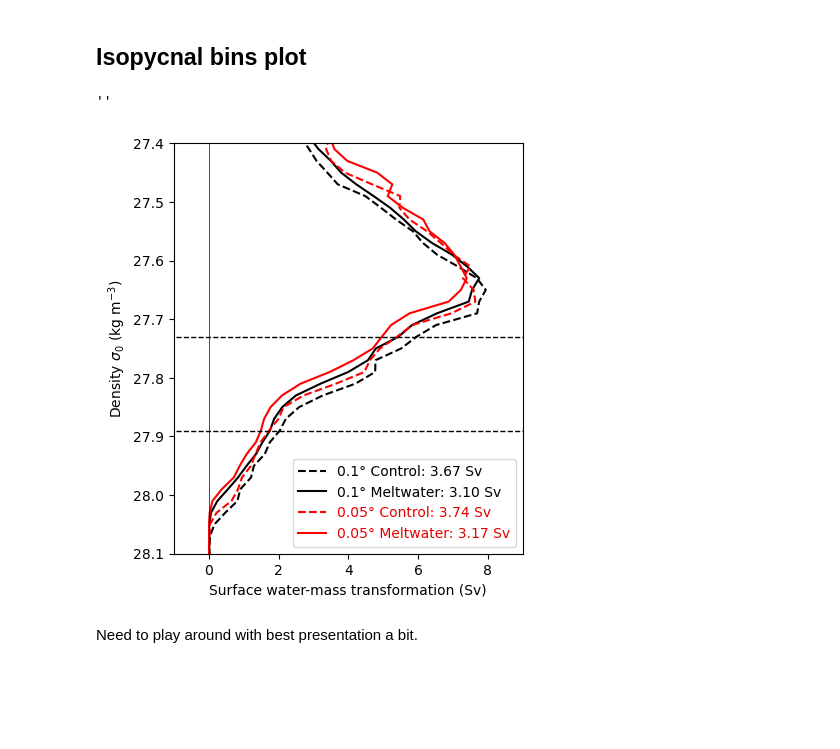
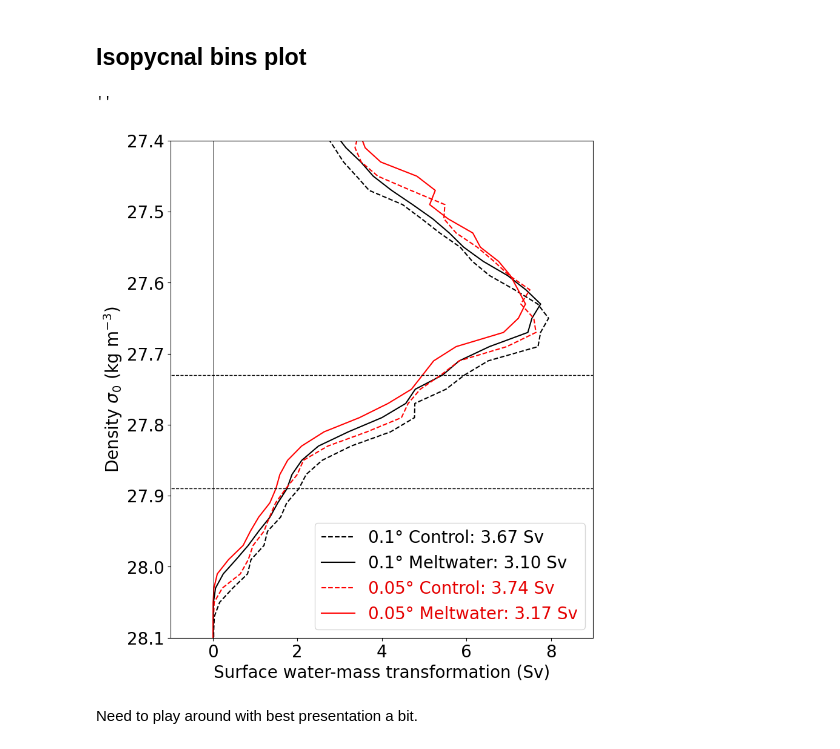
Before and after one commit to adele-morrison/panan-meltwater, a Jupyter notebook: notebooks/bottom_water_analysis/SWMT_shelf_PanAns.ipynb, the cells around one changed output. Cells and saved outputs as stored; diff of their text form; code cells hidden in the pictures; blank space fills up the shorter version.

```diff
--- a/notebooks/bottom_water_analysis/SWMT_shelf_PanAns.ipynb
+++ b/notebooks/bottom_water_analysis/SWMT_shelf_PanAns.ipynb
@@ -45,12 +46,12 @@ pan005_M = pan005_M.to_series()
 # %% [markdown]
 ### Plotting
 # %%
-plt.rcParams['font.size'] = 14
+plt.rcParams['font.size'] = 20
 
 # Note, the '+1' is to make the data go from 1-10 instead of 0-9.
-plt.figure(figsize=(10, 5))
-plt.plot(pan01_anom_new.index + 1, pan01_anom_new.values, label='PanAn 1/10th')
-plt.plot(pan005_anom_new.index + 1, pan005_anom_new.values, label='PanAn 1/20th')
+plt.figure(figsize=(16, 5))
+plt.plot(pan01_anom_new.index + 1, pan01_anom_new.values, label='0.1°')
+plt.plot(pan005_anom_new.index + 1, pan005_anom_new.values, label='0.05°')
 
 # Labeling and formatting
 plt.xlim(1, 10)
@@ -68,16 +69,16 @@ plt.show()
 # %%
-plt.rcParams['font.size'] = 14
+plt.rcParams['font.size'] = 20
 
 # Note, the '+1' is to make the data go from 1-10 instead of 0-9.
-plt.figure(figsize=(10, 5))
-plt.plot(pan01_C.index + 1, pan01_C.values, color='black', linestyle='--', label='1/10$^\circ$ Control')
-plt.plot(pan01_M.index + 1, pan01_M.values, color='black', linestyle='-', label='1/10$^\circ$ Meltwater')
-plt.plot(pan005_C.index + 1, pan005_C.values, color='red', linestyle='--', label='1/20$^\circ$ Control')
-plt.plot(pan005_M.index + 1, pan005_M.values, color='red', linestyle='-', label='1/20$^\circ$ Meltwater')
+plt.figure(figsize=(16, 5))
+plt.plot(pan01_C.index + 1, pan01_C.values, color='black', linestyle='--', label='0.1$^\circ$ Control')
+plt.plot(pan01_M.index + 1, pan01_M.values, color='black', linestyle='-', label='0.1$^\circ$ Meltwater')
+plt.plot(pan005_C.index + 1, pan005_C.values, color='red', linestyle='--', label='0.05$^\circ$ Control')
+plt.plot(pan005_M.index + 1, pan005_M.values, color='red', linestyle='-', label='0.05$^\circ$ Meltwater')
 
 # Labeling and formatting
 plt.xlim(1, 10)
-plt.ylim(0,4.5)
+plt.ylim(1,4)
 plt.xlabel('Time (years)')
 plt.ylabel("SWMT anomaly (Sv)")
 plt.title('DSW formation on the shelf')
@@ -91,42 +92,44 @@ plt.show()
 # %% [markdown]
 ## Isopycnal bins plot
 # %%
-pan01_C = xr.open_dataarray('/g/data/g40/kc5856/access_panan_ssp126_SWMT/old_Pan01_SWMT_shelf_rho0/plots/swmt_shelf_sum_ave_rho0_C_pan01.nc', chunks = 'auto')
-pan01_M = xr.open_dataarray('/g/data/g40/kc5856/access_panan_ssp126_SWMT/old_Pan01_SWMT_shelf_rho0/plots/swmt_shelf_sum_ave_rho0_M_pan01.nc', chunks = 'auto')
-pan005_C = xr.open_dataarray('/g/data/g40/kc5856/access_panan_ssp126_SWMT/old_Pan005_SWMT_shelf_rho0/plots/swmt_shelf_sum_ave_C_pan005.nc', chunks = 'auto')
-pan005_M = xr.open_dataarray('/g/data/g40/kc5856/access_panan_ssp126_SWMT/old_Pan005_SWMT_shelf_rho0/plots/swmt_shelf_sum_ave_M_pan005.nc', chunks = 'auto')
+pan01_C_swmt = xr.open_dataarray('/g/data/g40/kc5856/access_panan_ssp126_SWMT/old_Pan01_SWMT_shelf_rho0/plots/swmt_shelf_sum_ave_rho0_C_pan01.nc', chunks = 'auto')
+pan01_M_swmt = xr.open_dataarray('/g/data/g40/kc5856/access_panan_ssp126_SWMT/old_Pan01_SWMT_shelf_rho0/plots/swmt_shelf_sum_ave_rho0_M_pan01.nc', chunks = 'auto')
+pan005_C_swmt = xr.open_dataarray('/g/data/g40/kc5856/access_panan_ssp126_SWMT/old_Pan005_SWMT_shelf_rho0/plots/swmt_shelf_sum_ave_C_pan005.nc', chunks = 'auto')
+pan005_M_swmt = xr.open_dataarray('/g/data/g40/kc5856/access_panan_ssp126_SWMT/old_Pan005_SWMT_shelf_rho0/plots/swmt_shelf_sum_ave_M_pan005.nc', chunks = 'auto')
 #acc_C = xr.open_dataarray('/g/data/g40/kc5856/access_panan_ssp126_SWMT/old_ACCESS_SWMT_shelf/timeseries/swmt_shelf_sum_ave_C_access.nc', chunks = 'auto')
 #acc_M = xr.open_dataarray('/g/data/g40/kc5856/access_panan_ssp126_SWMT/old_ACCESS_SWMT_shelf/timeseries/swmt_shelf_sum_ave_M_access.nc', chunks = 'auto')
 # %%
 pan01_25 = 27.89
 pan01_75 = 27.73
 # %%
-fig, ax1 = plt.subplots(figsize=(4.5, 5.33))
+plt.rcParams['font.size'] = 20
 
-ax1.plot(pan01_C, pan01_C['isopycnal_bins'], linestyle='--', color = 'black', label='0.1° Control: 3.67 Sv')
-ax1.plot(pan01_M, pan01_M['isopycnal_bins'], 'black', label='0.1° Meltwater: 3.10 Sv')
-ax1.plot(pan005_C, pan005_C['isopycnal_bins'], linestyle='--',color='red', label='0.05° Control: 3.74 Sv')
-ax1.plot(pan005_M, pan005_M['isopycnal_bins'], 'red', label='0.05° Meltwater: 3.17 Sv')
+fig, ax1 = plt.subplots(figsize=(9, 10.66))
+
+ax1.plot(pan01_C_swmt, pan01_C_swmt['isopycnal_bins'], linestyle='--', color = 'black', label='0.1° Control: 3.67 Sv')
+ax1.plot(pan01_M_swmt, pan01_M_swmt['isopycnal_bins'], 'black', label='0.1° Meltwater: 3.10 Sv')
+ax1.plot(pan005_C_swmt, pan005_C_swmt['isopycnal_bins'], linestyle='--',color='red', label='0.05° Control: 3.74 Sv')
+ax1.plot(pan005_M_swmt, pan005_M_swmt['isopycnal_bins'], 'red', label='0.05° Meltwater: 3.17 Sv')
 
 ax1.plot([0, 0], [27.4, 28.1], 'k', linewidth=0.5)
 ax1.plot([-5, 15], [pan01_25, pan01_25], 'k--', linewidth=1)
 ax1.plot([-5, 15], [pan01_75, pan01_75], 'k--', linewidth=1)
 
 leg = plt.legend()
 # Access the text objects in the legend
 for text, color in zip(leg.get_texts(), ['black', 'black','#E50000','#E50000']):
     text.set_color(color)
 
 ax1.set_ylim((28.1, 27.4))
 ax1.set_xlim((-1, 9))
 ax1.yaxis.set_label_position("left")
 ax1.yaxis.tick_left()
 ax1.set_ylabel('Density $\sigma_0$ (kg m$^{-3}$)')
 ax1.set_xlabel('Surface water-mass transformation (Sv)')
 ;
 # %% [output]
 ''
-[figure, old version]
+[figure, new version]
 # %% [markdown]
 Need to play around with best presentation a bit.
 # %%
```
Also changed, not shown: parts of 6 cells of this notebook, 16 other files.
